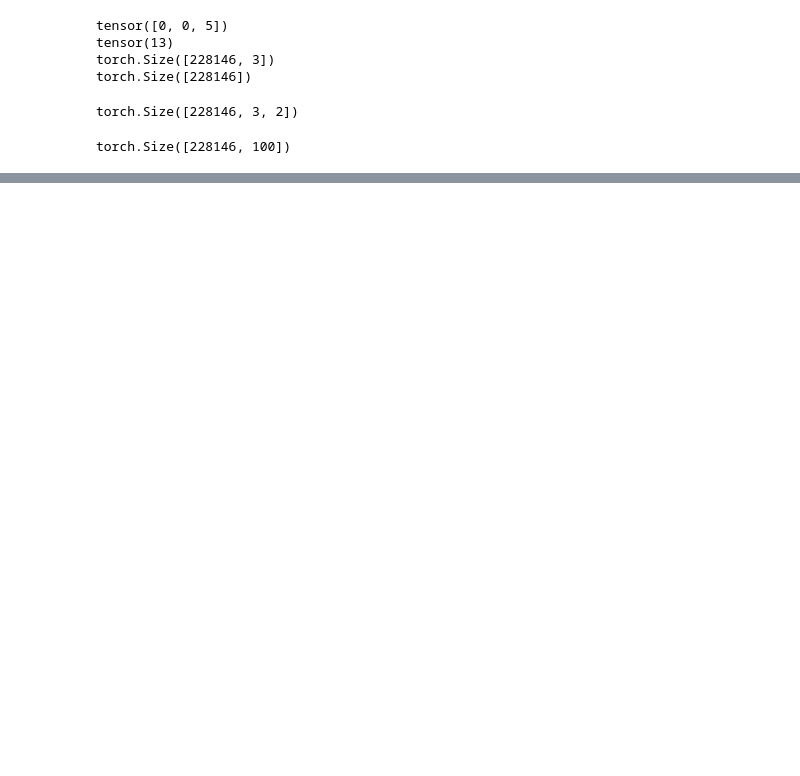
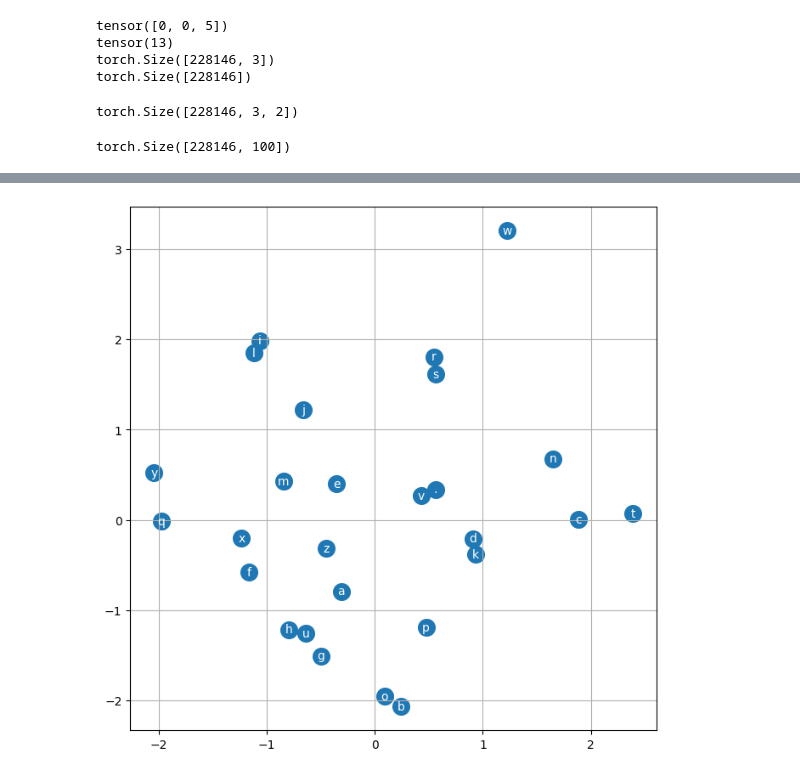
Before and after one commit to rishabhj2004/projects, a Jupyter notebook: makemore/second.ipynb, the cells around one changed output, grey strips where cells are left out. Saved outputs shown, nothing was run; the diff lists cells and outputs as text; code cells hidden in the pictures; blank space fills up the shorter version.

```diff
--- a/makemore/second.ipynb
+++ b/makemore/second.ipynb
@@ -186,3 +182,11 @@ plt.hist(h.view(-1).tolist(),50)
+# %%
+plt.figure(figsize=(8,8))
+plt.scatter(C[:,0].data, C[:,1].data, s=200)
+for x  in range(C.shape[0]):
+    plt.text(C[x,0].item(), C[x,1].item(), itos[x], ha='center', va='center', color='white')
+plt.grid('minor')
+# %% [output]
+[figure, added]
 # %%
 # validation
 with torch.no_grad():
```
Also changed, not shown: parts of 7 cells of this notebook, 11 other files.
